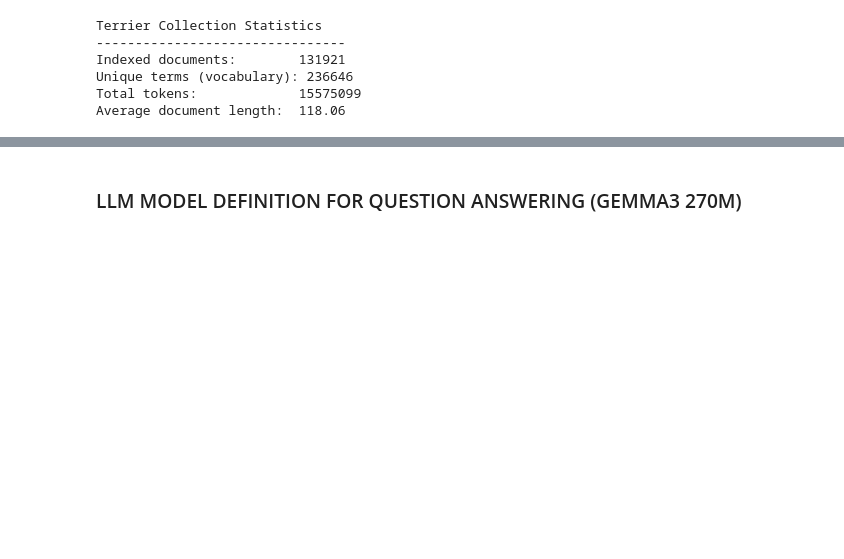
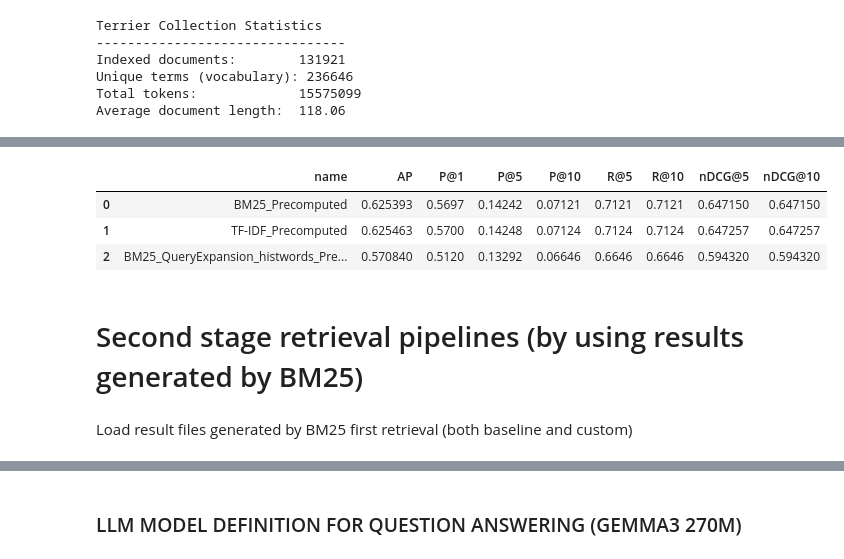
Before and after one commit to OmerSherman/IRProject, a Jupyter notebook: Historical_News_Question_Answering.ipynb, the cells around one changed output, grey strips where cells are left out. Drawn from its saved outputs; the diff is of its cells as text; code cells hidden in the pictures; blank space fills up the shorter version.

```diff
--- a/Historical_News_Question_Answering.ipynb
+++ b/Historical_News_Question_Answering.ipynb
@@ -591,0 +710,29 @@ experiment_results.to_csv("experiment_results_all_queries.csv", index=False) # D
+# %%
+bm25_precomputed_df = pd.read_csv("bm25_candidates.csv")
+tf_idf_precomputed_df = pd.read_csv("tf-idf_candidates.csv")
+bm25_custom_precomputed_df = pd.read_csv("custom_bm25_candidates.csv")
+
+# Create PyTerrier Transformers from the precomputed DataFrames
+bm25_precomputed_pipeline = pt.Transformer.from_df(bm25_precomputed_df)
+tf_idf_precomputed_pipeline = pt.Transformer.from_df(tf_idf_precomputed_df)
+bm25_custom_precomputed_pipeline = pt.Transformer.from_df(bm25_custom_precomputed_df)
+
+experiment_results = pt.Experiment(
+    [bm25_precomputed_pipeline, tf_idf_precomputed_pipeline, bm25_custom_precomputed_pipeline],
+    queries_df,
+    qrels_df,
+    [P@1, P@5, P@10, R@5, R@10, nDCG@5, nDCG@10, MAP],
+    names=["BM25_Precomputed","TF-IDF_Precomputed","BM25_QueryExpansion_histwords_Precomputed"]
+)
+# %%
+display(experiment_results)
+experiment_results.to_csv("experiment_results_first_stage.csv", index=False) # DON'T FORGET TO DOWNLOAD IT
+# %% [output]
+|  | name | AP | P@1 | P@5 | P@10 | R@5 | R@10 | nDCG@5 | nDCG@10 |
+| 0 | BM25_Precomputed | 0.625393 | 0.5697 | 0.14242 | 0.07121 | 0.7121 | 0.7121 | 0.647150 | 0.647150 |
+| 1 | TF-IDF_Precomputed | 0.625463 | 0.5700 | 0.14248 | 0.07124 | 0.7124 | 0.7124 | 0.647257 | 0.647257 |
+| 2 | BM25_QueryExpansion_histwords_Pre... | 0.570840 | 0.5120 | 0.13292 | 0.06646 | 0.6646 | 0.6646 | 0.594320 | 0.594320 |
+# %% [markdown]
+# Second stage retrieval pipelines (by using results generated by BM25)
+# %% [markdown]
+Load result files generated by BM25 first retrieval (both baseline and custom)
```
Also changed, not shown: parts of 81 cells of this notebook, 14 other files.
